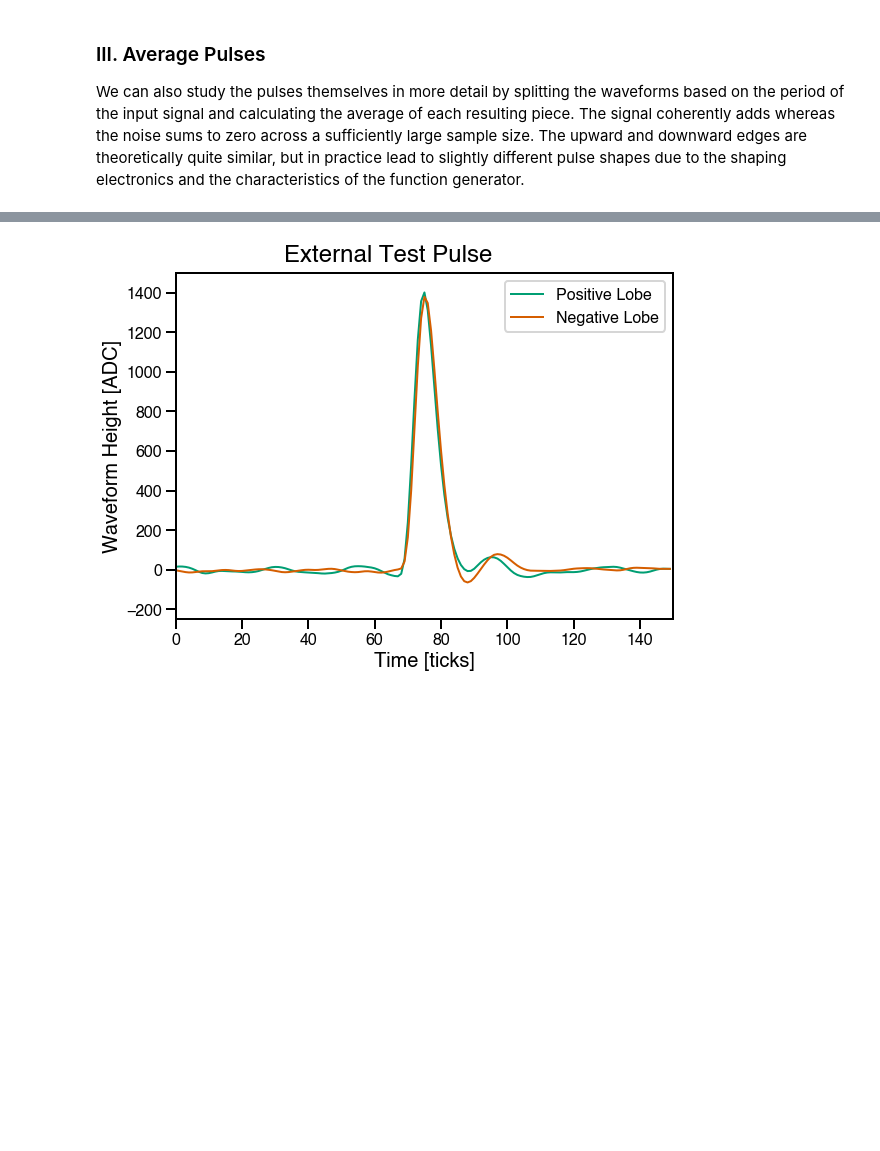
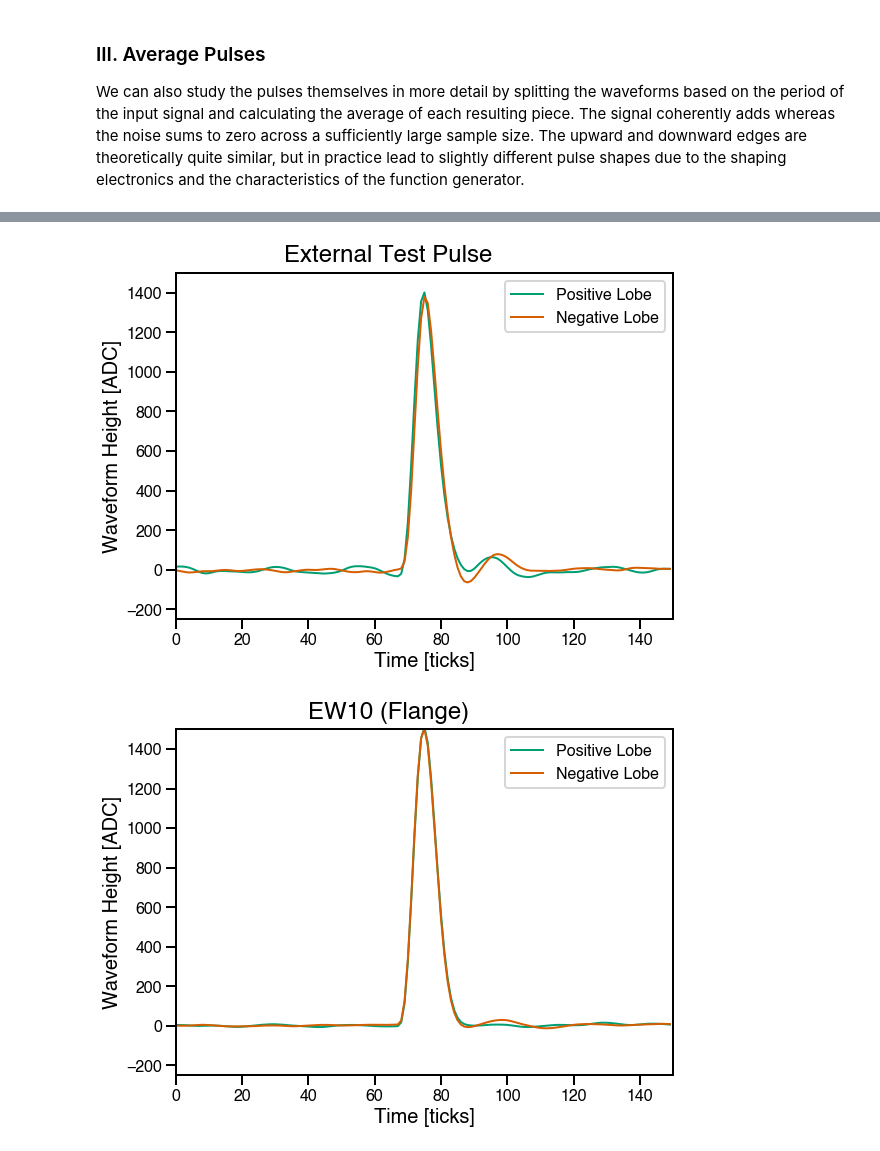
Before and after one commit to justinjmueller/icarus_tpc_analysis, a Jupyter notebook: icarus_test_pulse/icarus_test_pulse.ipynb, the cells around one changed output, grey strips where cells are left out. Drawn from its saved outputs; the diff is of its cells as text; code cells hidden in the pictures; blank space fills up the shorter version.

```diff
--- a/icarus_test_pulse/icarus_test_pulse.ipynb
+++ b/icarus_test_pulse/icarus_test_pulse.ipynb
@@ -32,8 +39,10 @@ average_waveform(path, 9719, fragment, 512, 'EW08 (Internal, 0x6C00, Event)', sc
 ### III. Average Pulses
 We can also study the pulses themselves in more detail by splitting the waveforms based on the period of the input signal and calculating the average of each resulting piece. The signal coherently adds whereas the noise sums to zero across a sufficiently large sample size. The upward and downward edges are theoretically quite similar, but in practice lead to slightly different pulse shapes due to the shaping electronics and the characteristics of the function generator.
 # %%
-average_pulse(path, 9719, fragment, 513, 'Internal Test Pulse', scale=1500, internal=True)
-average_pulse(path, 10222, fragment, 0, 'External Test Pulse', scale=1500, internal=False)
+average_pulse(path, 9719, fragment_ew08, 513, 'Internal Test Pulse', scale=1500, internal=True)
+average_pulse(path, 10222, fragment_ew08, 0, 'External Test Pulse', scale=1500, internal=False)
+average_pulse(path, 10260, fragment_ew10, 0, 'EW10 (Flange)', scale=1500, internal=False, nchannels=32)
 # %% [output]
 [figure]
 [figure]
+[figure, added]
```
Also changed, not shown: parts of 10 cells of this notebook, 2 other files.
